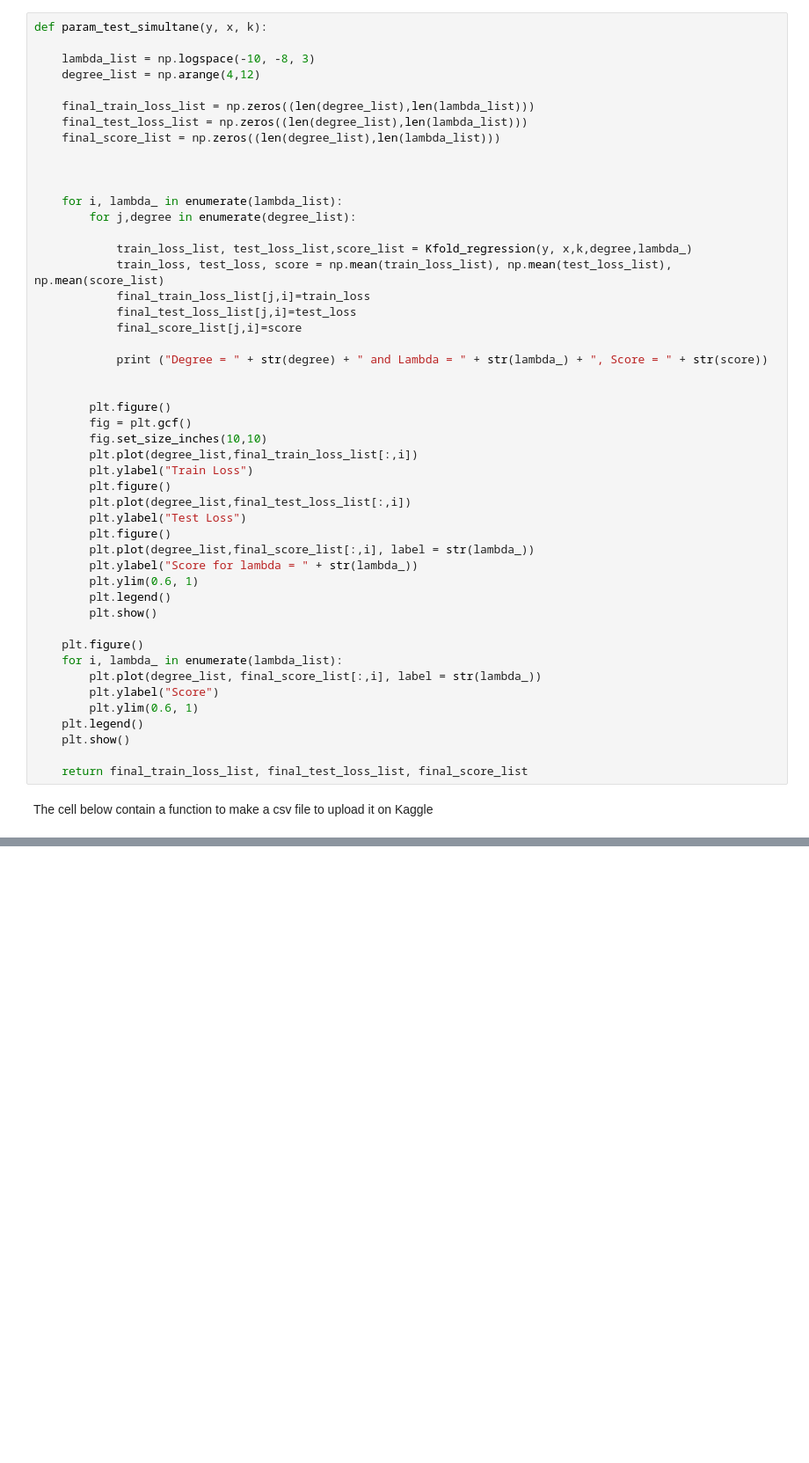
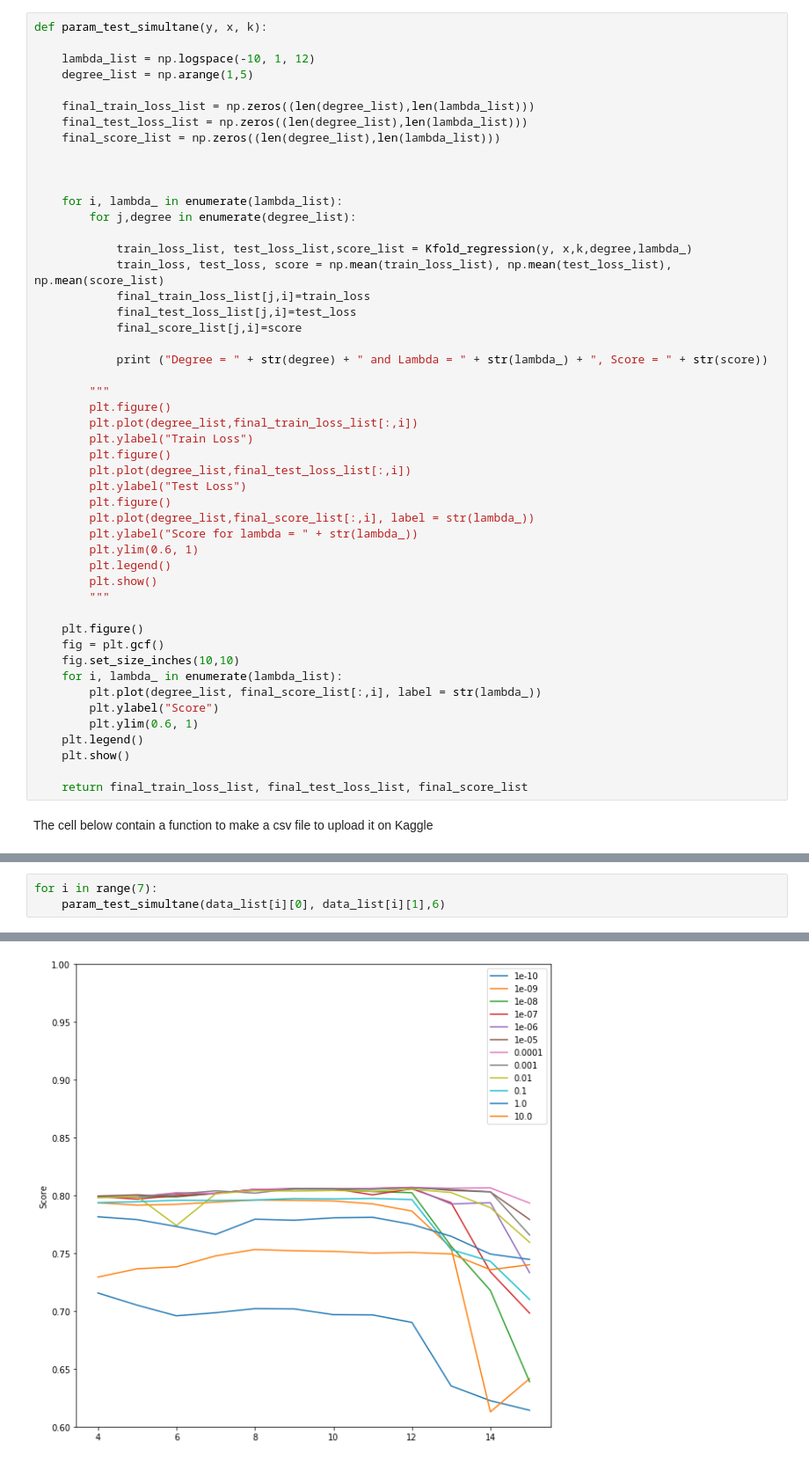
Before and after one commit to GTaf/ML_project_1, a Jupyter notebook: Project1_TPJ_Final.ipynb, the cells around one changed output, grey strips where cells are left out. Shown at 88% size. Drawn from its saved outputs; the diff is of its cells as text; blank space fills up the shorter version.

Commit message:
tests_params

```diff
--- a/Project1_TPJ_Final.ipynb
+++ b/Project1_TPJ_Final.ipynb
@@ -208,8 +208,8 @@ The cell below contain a function to test the 2 parameters : the degree and lamb
 # %%
 def param_test_simultane(y, x, k):
 
-    lambda_list = np.logspace(-10, -8, 3)
-    degree_list = np.arange(4,12)
+    lambda_list = np.logspace(-10, 1, 12)
+    degree_list = np.arange(1,5)
 
     final_train_loss_list = np.zeros((len(degree_list),len(lambda_list)))
     final_test_loss_list = np.zeros((len(degree_list),len(lambda_list)))
@@ -228,10 +228,8 @@ def param_test_simultane(y, x, k):
 
             print ("Degree = " + str(degree) + " and Lambda = " + str(lambda_) + ", Score = " + str(score))
 
-
+        """
         plt.figure()
-        fig = plt.gcf()
-        fig.set_size_inches(10,10)
         plt.plot(degree_list,final_train_loss_list[:,i])
         plt.ylabel("Train Loss")
         plt.figure()
@@ -243,8 +241,11 @@ def param_test_simultane(y, x, k):
         plt.ylim(0.6, 1)
         plt.legend()
         plt.show()
+        """
 
     plt.figure()
+    fig = plt.gcf()
+    fig.set_size_inches(10,10)
     for i, lambda_ in enumerate(lambda_list):
         plt.plot(degree_list, final_score_list[:,i], label = str(lambda_))
         plt.ylabel("Score")
@@ -278,0 +284,4 @@ def submission(deg_list, lambda_list,y, x, ids, y_test, x_test, ids_test):
+# %%
+for i in range(7):
+    param_test_simultane(data_list[i][0], data_list[i][1],6)
+# %% [output]
@@ -278,0 +305 @@ def submission(deg_list, lambda_list,y, x, ids, y_test, x_test, ids_test):
+[figure, added]
```
Also changed, not shown: parts of 6 cells of this notebook.
